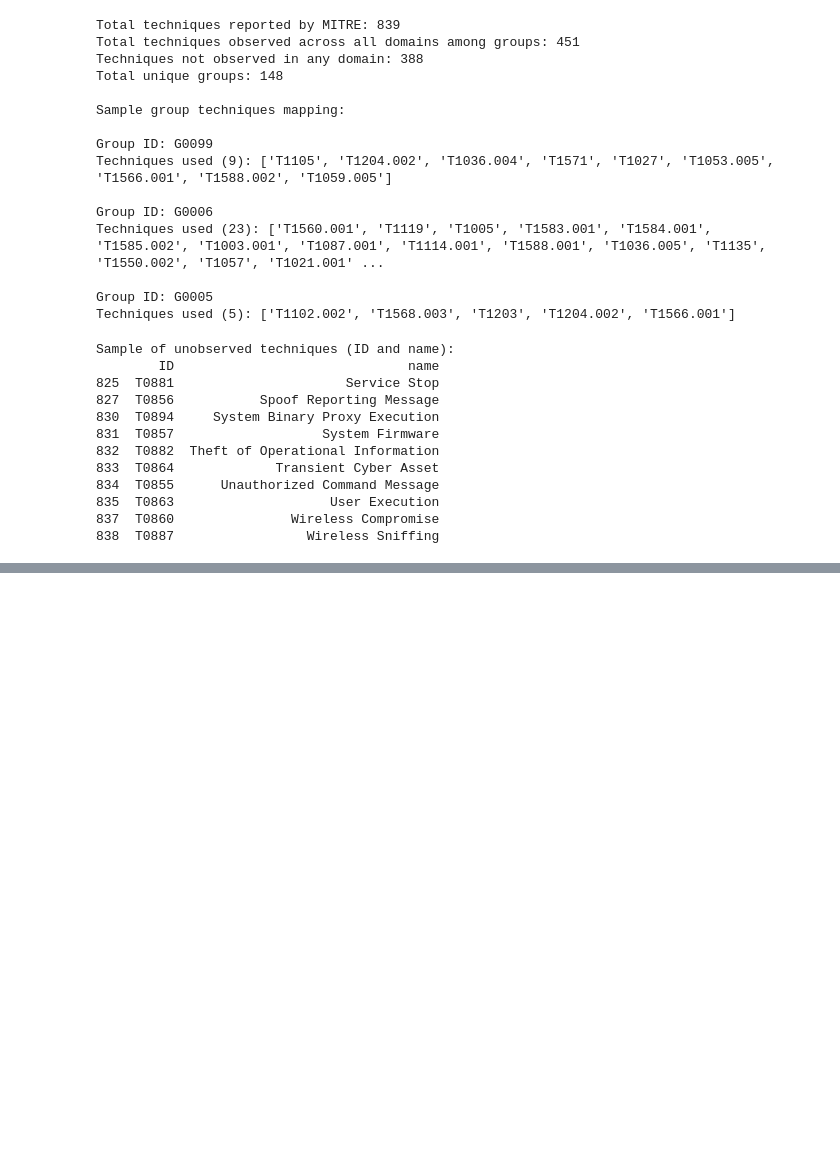
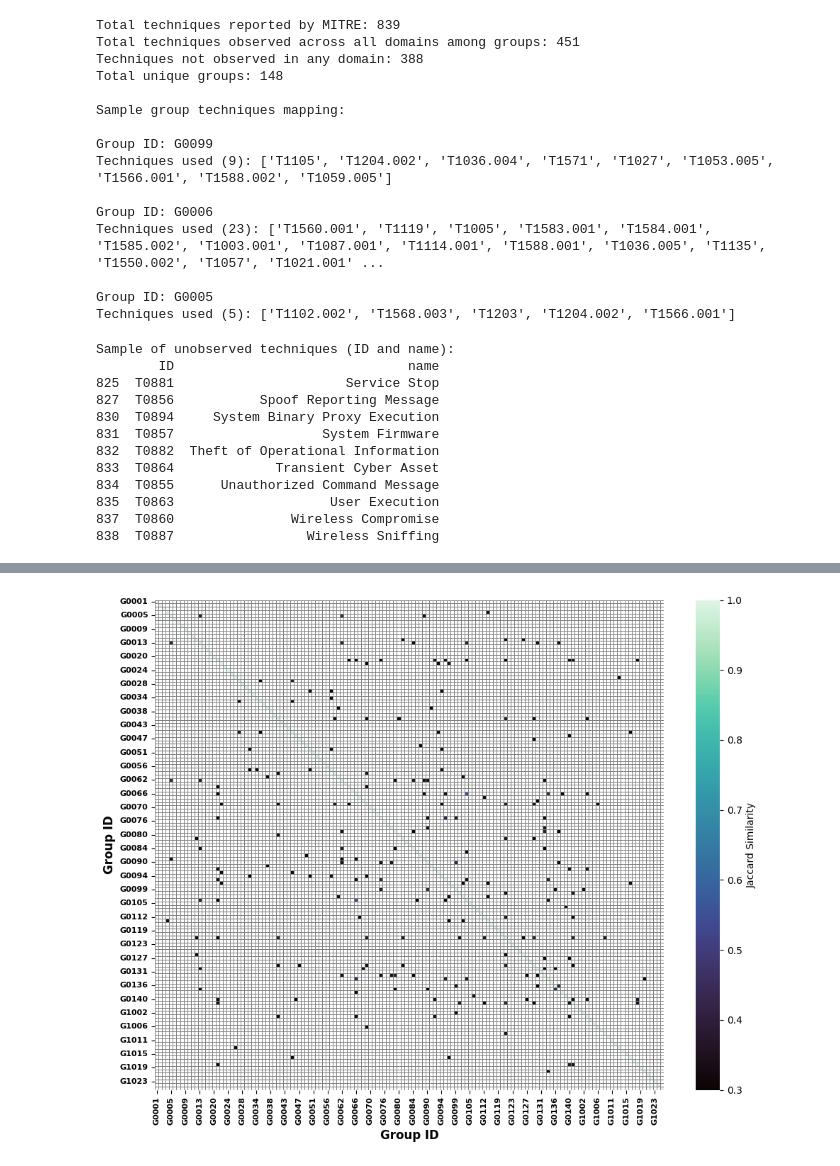
Before and after one commit to sahaaakanksha7/CTITTP, a Jupyter notebook: mitre_attack_group/MITREtechniques.ipynb, the cells around one changed output, grey strips where cells are left out. Cells and saved outputs as stored; diff of their text form; code cells hidden in the pictures; blank space fills up the shorter version.

```diff
--- a/mitre_attack_group/MITREtechniques.ipynb
+++ b/mitre_attack_group/MITREtechniques.ipynb
@@ -214,0 +256,60 @@ plt.show()
+# %%
+# Load the data
+df_group_enterprise = pd.read_excel(csv_path_enterprise, sheet_name='techniques used')
+
+# Step 1: Group techniques by "Source ID"
+grouped_techniques = df_group_enterprise.groupby('source ID')['target ID'].apply(set)
+
+# Step 2: Initialize an empty similarity matrix
+group_ids = grouped_techniques.index
+jaccard_matrix = pd.DataFrame(0.0, index=group_ids, columns=group_ids)
+
+# Step 3: Compute Jaccard similarity between each pair of groups
+for group_a in group_ids:
+    for group_b in group_ids:
+        set_a = grouped_techniques[group_a]
+        set_b = grouped_techniques[group_b]
+        intersection = set_a & set_b
+        union = set_a | set_b
+        jaccard_score = len(intersection) / len(union) if union else 0
+        jaccard_matrix.loc[group_a, group_b] = jaccard_score
+
+# Step 4: Apply a threshold to focus on stronger overlaps
+min_jaccard_threshold = 0.3  # Tune this based on your needs
+masked_matrix = jaccard_matrix.where(jaccard_matrix >= min_jaccard_threshold)
+
+# Remove rows and columns that have no strong connections
+filtered_matrix = masked_matrix.dropna(how='all', axis=0).dropna(how='all', axis=1)
+
+# Step 5: Plot the heatmap
+plt.figure(figsize=(10, 8))
+
+sns.heatmap(
+    filtered_matrix,
+    annot=False,
+    fmt=".2f",
+    cmap='mako',
+    linewidths=0.6,
+    linecolor='gray',
+    cbar_kws={'label': 'Jaccard Similarity'}
+)
+plt.xticks(rotation=90, fontsize=8, weight='bold')
+plt.yticks(rotation=0, fontsize=8, weight='bold')
+
+
+# Step 6: Final touches for academic style
+#plt.title('Technique Similarity Between Groups (Jaccard Index ≥ 0.3)', fontsize=14, weight='bold')
+plt.xlabel('Group ID', fontsize=12, weight='bold')
+plt.ylabel('Group ID', fontsize=12, weight='bold')
+#plt.xticks(rotation=90, fontsize=8, weight='bold')
+#plt.yticks(rotation=0, fontsize=8, weight='bold')
+
+plt.xticks(rotation=90, fontsize=8, weight='bold', ha='center')
+plt.yticks(fontsize=8, weight='bold')
+
+
+plt.tight_layout()
+plt.savefig("figure/enterprise_technique_jaccard_heatmap_0.5.pdf", format='pdf', dpi=300, bbox_inches='tight')
+plt.show()
+# %% [output]
+[figure, added]
```
Also changed, not shown: parts of 3 cells of this notebook.
